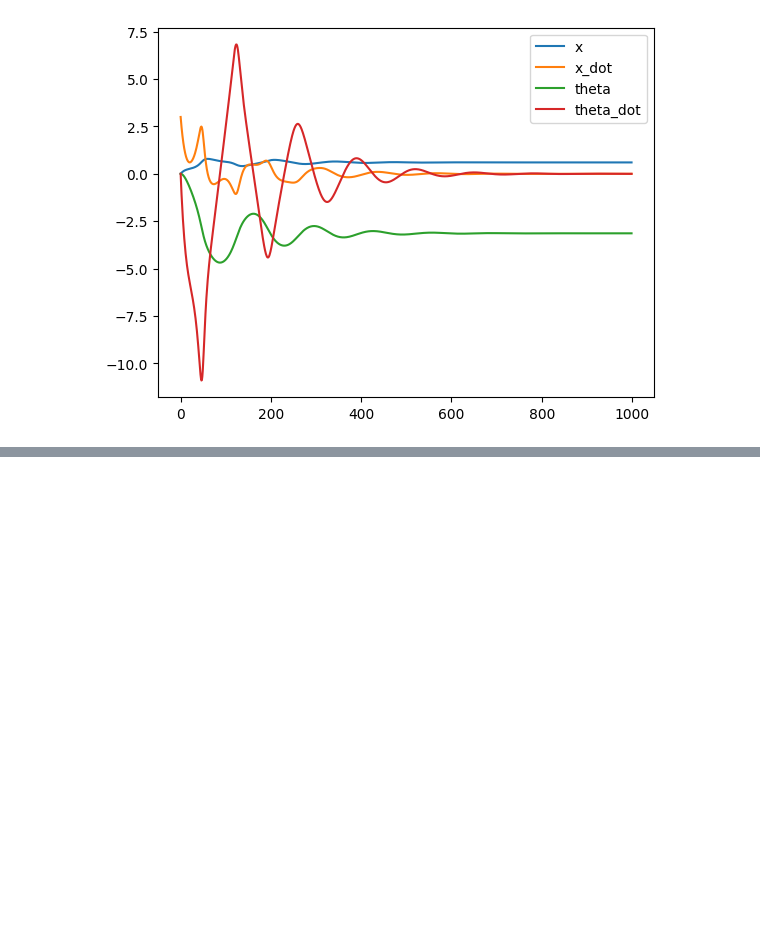
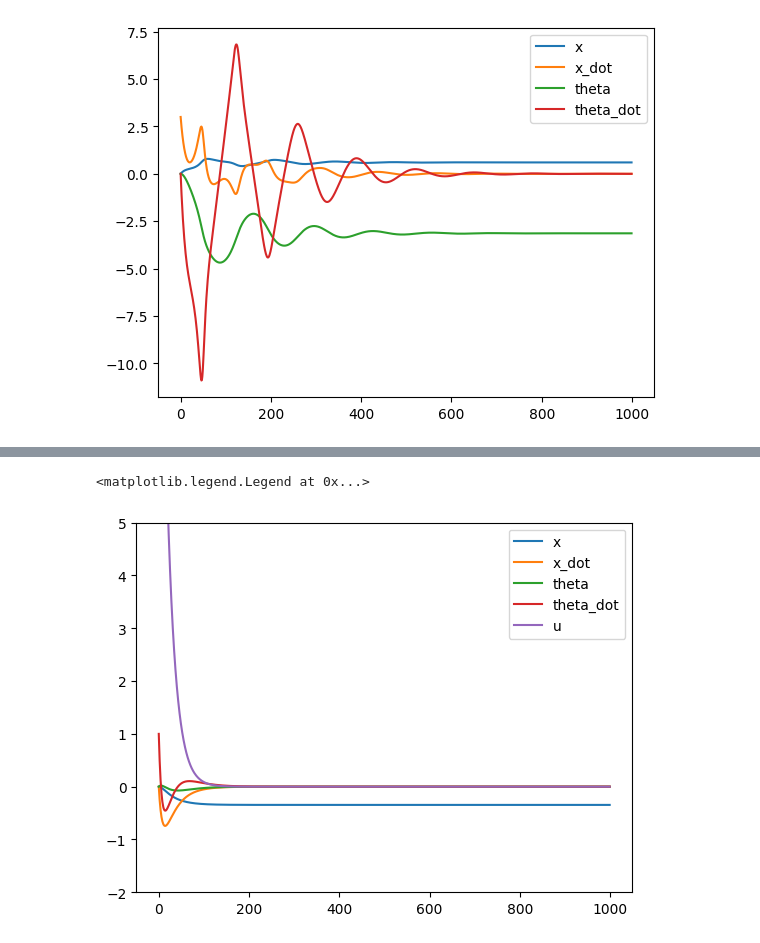
Before and after one commit to slagosz/pyPlayground, a Jupyter notebook: control/inverted_pendulum_on_cart.ipynb, the cells around one changed output, grey strips where cells are left out. Cells and saved outputs as stored; diff of their text form; code cells hidden in the pictures; blank space fills up the shorter version.

```diff
--- a/control/inverted_pendulum_on_cart.ipynb
+++ b/control/inverted_pendulum_on_cart.ipynb
@@ -49,0 +70,24 @@ plt.legend()
+# %%
+# 1st approach: LQR
+# We synthesise a LQR controller using linearized, discrete-time model
+
+from control.mpc.mpc import LQRController
+
+ldt_model = discretize_system(lct_sys, dt=0.01)
+lqr = LQRController(ldt_model, Q=np.eye(4), R=np.eye(1))
+
+# We simulate the discrete-time system with the LQR controller
+K = lqr.K
+ldt_model.A = ldt_model.A - ldt_model.B @ K
+
+x0 = np.array([0, 0, 0, 1])
+t = 10
+x, _ = ldt_model.sim(x0, t, 0)
+
+plt.plot(x, label=['x', 'x_dot', 'theta', 'theta_dot'])
+plt.plot(x @ K.T, label='u')
+plt.ylim([-2, 5])
+plt.legend()
+# %% [output]
+<matplotlib.legend.Legend at 0x...>
+[figure, added]
```
Also changed, not shown: parts of 7 cells of this notebook, 5 other files.
